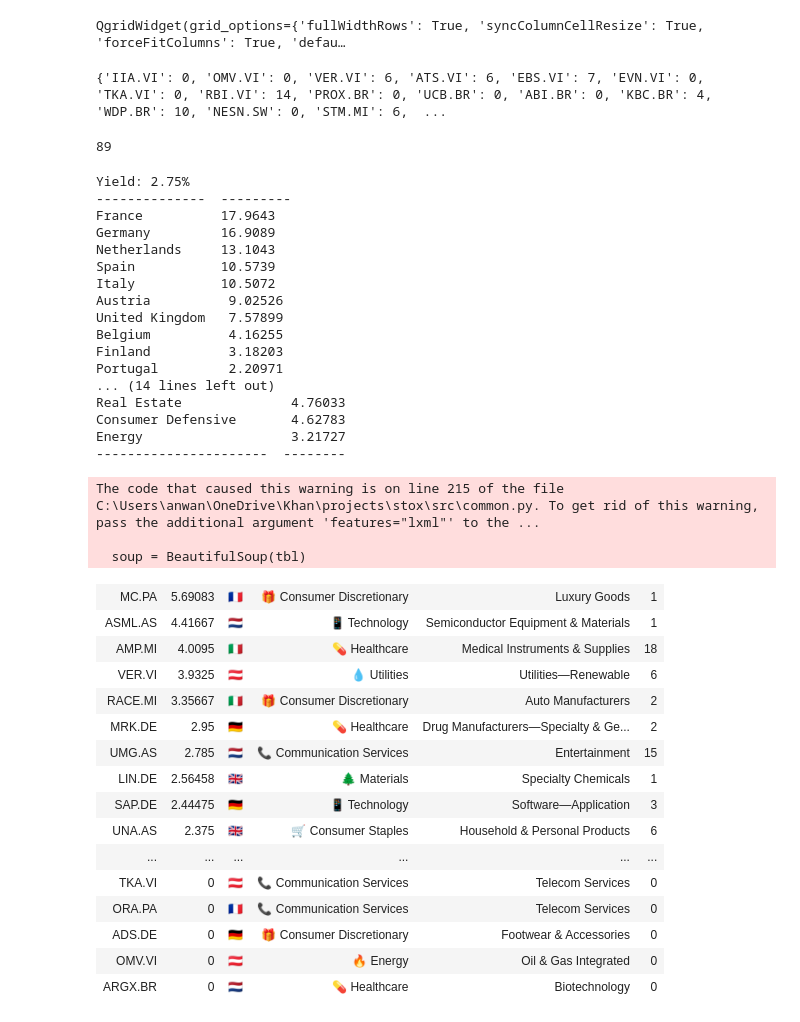
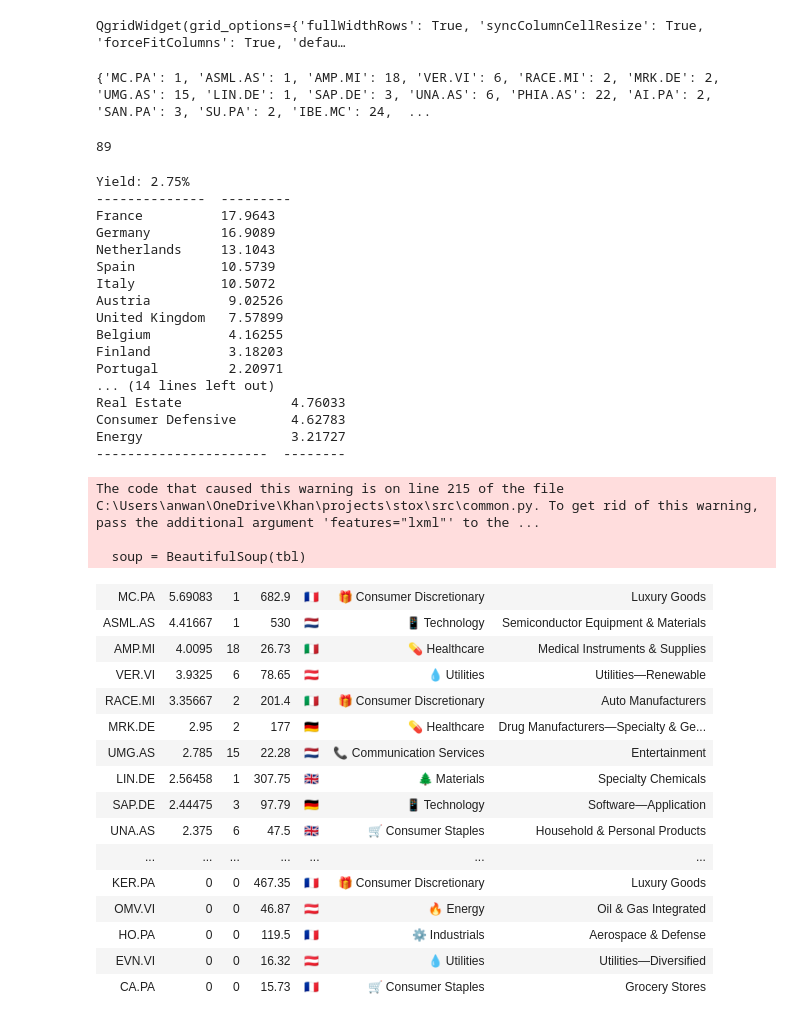
Before and after one commit to felixludos/stox, a Jupyter notebook: europe-gu.ipynb, the cells around one changed output. Cells and saved outputs as stored; diff of their text form; code cells hidden in the pictures.

```diff
--- a/europe-gu.ipynb
+++ b/europe-gu.ipynb
@@ -467,12 +467,13 @@ tk_cn = dict(zip(vocab.tolist(),count.tolist()))
 tk_ct = dict(zip(vocab.tolist(),cost.div(cost.sum()).mul(100).tolist()))
 tk_prev = {} if existing is None else {tk: existing.get(tk, 0) for tk in vocab}
 tk_delta = {} if existing is None else {tk: tk_cn[tk] - existing.get(tk, 0) for tk in vocab}
-for e,n in existing.items():
-    if e not in tk_delta:
-        tk_delta[e] = -n
-        tk_prev[e] = n
-        tk_ct[e] = 0.
-        tk_cn[e] = 0
+if existing is not None:
+    for e,n in existing.items():
+        if e not in tk_delta:
+            tk_delta[e] = -n
+            tk_prev[e] = n
+            tk_ct[e] = 0.
+            tk_cn[e] = 0
 
 tk_order = sorted(vocab, reverse=True, key=lambda tk: tk_ct[tk])
 html_table = [[tk.ticker,
@@ -658,3 +657,5 @@ cost.sum().item(), cost.sum().item()/capital*100, len(gold)
+# %%
+tk_update = {'IIA.VI': 0, 'OMV.VI': 0, 'VER.VI': 6, 'ATS.VI': 6, 'EBS.VI': 7, 'EVN.VI': 0, 'TKA.VI': 0, 'RBI.VI': 14, 'PROX.BR': 0, 'UCB.BR': 0, 'ABI.BR': 0, 'KBC.BR': 4, 'WDP.BR': 10, 'NESN.SW': 0, 'STM.MI': 6, 'BAS.DE': 0, 'IFX.DE': 3, 'ADS.DE': 0, 'DTE.DE': 0, 'VNA.DE': 7, 'DTG.DE': 5, 'ZAL.DE': 5, 'EOAN.DE': 0, 'BMW.DE': 2, 'MRK.DE': 2, 'HEN.DE': 0, 'ALV.DE': 1, 'SHL.DE': 2, 'SAP.DE': 3, 'SIE.DE': 2, 'BAYN.DE': 2, 'LHA.DE': 0, 'ITX.MC': 8, 'IBE.MC': 24, 'SAN.MC': 90, 'TEF.MC': 0, 'IAG.MC': 160, 'MRL.MC': 18, 'BBVA.MC': 0, 'REP.MC': 0, 'AMS.MC': 3, 'NOKIA.HE': 50, 'FORTUM.HE': 10, 'UPM.HE': 0, 'TTE.PA': 0, 'VIV.PA': 0, 'EDF.PA': 0, 'KER.PA': 0, 'CA.PA': 0, 'MC.PA': 1, 'BN.PA': 2, 'ORA.PA': 0, 'AI.PA': 2, 'SAN.PA': 3, 'SU.PA': 2, 'OR.PA': 0, 'HO.PA': 0, 'UBI.PA': 8, 'BNP.PA': 4, 'CS.PA': 5, 'REN.AS': 7, 'CNHI.MI': 8, 'UNA.AS': 6, 'LIN.DE': 1, 'SHELL.AS': 0, 'ETE.AT': 35, 'PPC.AT': 0, 'BIRG.IR': 0, 'RYA.IR': 8, 'ENEL.MI': 40, 'NEXI.MI': 0, 'ISP.MI': 0, 'RACE.MI': 2, 'AMP.MI': 18, 'ENI.MI': 12, 'TEN.MI': 8, 'PRX.AS': 3, 'AIR.PA': 2, 'AD.AS': 0, 'PHIA.AS': 22, 'UMG.AS': 15, 'ASML.AS': 1, 'INGA.AS': 0, 'ARGX.BR': 0, 'EDP.LS': 0, 'NOS.LS': 0, 'SON.LS': 0, 'GALP.LS': 8, 'JMT.LS': 8}
 # %%
 tk_table = {}
 for tk in vocab:
@@ -720,7 +721,7 @@ tk_update = {tk: n for tk, n in zip(qgrid_widget.get_changed_df()['Ticker'].toli
 print(tk_update)
 len(tk_update)
 # %% [output]
-{'IIA.VI': 0, 'OMV.VI': 0, 'VER.VI': 6, 'ATS.VI': 6, 'EBS.VI': 7, 'EVN.VI': 0, 'TKA.VI': 0, 'RBI.VI': 14, 'PROX.BR': 0, 'UCB.BR': 0, 'ABI.BR': 0, 'KBC.BR': 4, 'WDP.BR': 10, 'NESN.SW': 0, 'STM.MI': 6,  ...
+{'MC.PA': 1, 'ASML.AS': 1, 'AMP.MI': 18, 'VER.VI': 6, 'RACE.MI': 2, 'MRK.DE': 2, 'UMG.AS': 15, 'LIN.DE': 1, 'SAP.DE': 3, 'UNA.AS': 6, 'PHIA.AS': 22, 'AI.PA': 2, 'SAN.PA': 3, 'SU.PA': 2, 'IBE.MC': 24,  ...
 89
 # %%
 print('Yield: {:2.2f}%'.format(100*(torch.as_tensor([0. if tk.info.get('dividendYield', 0.) is None else tk.info.get('dividendYield', 0.) for tk in vocab]) @ cost / capital).item()))
@@ -729,47 +730,49 @@ print(tabulate(group_tables(dict(zip(vocab,cost.tolist())), key='sector')))
 
 feat_html_order = ['Ticker', 'Percent',
 #                    'Existing',
-                   'Country', 'Sector', 'Industry', 'Count',
+                   'Count',
+                   'Price',
+                   'Country', 'Sector', 'Industry',
 #                    'Delta'
                   ]
 
 html_table = list(zip(*[tk_table[c] for c in feat_html_order]))
 html_table_colors = [colors[common.sector_aliases.get(find(tk).info.get('sector'),find(tk).info.get('sector'))] for tk in tk_table['Ticker']]
 display(HTML(common.html_tabulate(html_table, colors=html_table_colors)))
 # %% [output]
 Yield: 2.75%
 --------------  ---------
 France          17.9643
 Germany         16.9089
 Netherlands     13.1043
 Spain           10.5739
 Italy           10.5072
 Austria          9.02526
 United Kingdom   7.57899
 Belgium          4.16255
 Finland          3.18203
 Portugal         2.20971
 ... (14 lines left out)
 Real Estate              4.76033
 Consumer Defensive       4.62783
 Energy                   3.21727
 ----------------------  --------
 The code that caused this warning is on line 215 of the file C:\Users\anwan\OneDrive\Khan\projects\stox\src\common.py. To get rid of this warning, pass the additional argument 'features="lxml"' to the ...
 
   soup = BeautifulSoup(tbl)
-| MC.PA | 5.69083 | 🇫🇷 | 🎁 Consumer Discretionary | Luxury Goods | 1 |
-| ASML.AS | 4.41667 | 🇳🇱 | 📱 Technology | Semiconductor Equipment & Materials | 1 |
-| AMP.MI | 4.0095 | 🇮🇹 | 💊 Healthcare | Medical Instruments & Supplies | 18 |
-| VER.VI | 3.9325 | 🇦🇹 | 💧 Utilities | Utilities—Renewable | 6 |
-| RACE.MI | 3.35667 | 🇮🇹 | 🎁 Consumer Discretionary | Auto Manufacturers | 2 |
-| MRK.DE | 2.95 | 🇩🇪 | 💊 Healthcare | Drug Manufacturers—Specialty & Ge... | 2 |
-| UMG.AS | 2.785 | 🇳🇱 | 📞 Communication Services | Entertainment | 15 |
-| LIN.DE | 2.56458 | 🇬🇧 | 🌲 Materials | Specialty Chemicals | 1 |
-| SAP.DE | 2.44475 | 🇩🇪 | 📱 Technology | Software—Application | 3 |
-| UNA.AS | 2.375 | 🇬🇧 | 🛒 Consumer Staples | Household & Personal Products | 6 |
-| ... | ... | ... | ... | ... | ... |
-| TKA.VI | 0 | 🇦🇹 | 📞 Communication Services | Telecom Services | 0 |
-| ORA.PA | 0 | 🇫🇷 | 📞 Communication Services | Telecom Services | 0 |
-| ADS.DE | 0 | 🇩🇪 | 🎁 Consumer Discretionary | Footwear & Accessories | 0 |
-| OMV.VI | 0 | 🇦🇹 | 🔥 Energy | Oil & Gas Integrated | 0 |
-| ARGX.BR | 0 | 🇳🇱 | 💊 Healthcare | Biotechnology | 0 |
+| MC.PA | 5.69083 | 1 | 682.9 | 🇫🇷 | 🎁 Consumer Discretionary | Luxury Goods |
+| ASML.AS | 4.41667 | 1 | 530 | 🇳🇱 | 📱 Technology | Semiconductor Equipment & Materials |
+| AMP.MI | 4.0095 | 18 | 26.73 | 🇮🇹 | 💊 Healthcare | Medical Instruments & Supplies |
+| VER.VI | 3.9325 | 6 | 78.65 | 🇦🇹 | 💧 Utilities | Utilities—Renewable |
+| RACE.MI | 3.35667 | 2 | 201.4 | 🇮🇹 | 🎁 Consumer Discretionary | Auto Manufacturers |
+| MRK.DE | 2.95 | 2 | 177 | 🇩🇪 | 💊 Healthcare | Drug Manufacturers—Specialty & Ge... |
+| UMG.AS | 2.785 | 15 | 22.28 | 🇳🇱 | 📞 Communication Services | Entertainment |
+| LIN.DE | 2.56458 | 1 | 307.75 | 🇬🇧 | 🌲 Materials | Specialty Chemicals |
+| SAP.DE | 2.44475 | 3 | 97.79 | 🇩🇪 | 📱 Technology | Software—Application |
+| UNA.AS | 2.375 | 6 | 47.5 | 🇬🇧 | 🛒 Consumer Staples | Household & Personal Products |
+| ... | ... | ... | ... | ... | ... | ... |
+| KER.PA | 0 | 0 | 467.35 | 🇫🇷 | 🎁 Consumer Discretionary | Luxury Goods |
+| OMV.VI | 0 | 0 | 46.87 | 🇦🇹 | 🔥 Energy | Oil & Gas Integrated |
+| HO.PA | 0 | 0 | 119.5 | 🇫🇷 | ⚙️ Industrials | Aerospace & Defense |
+| EVN.VI | 0 | 0 | 16.32 | 🇦🇹 | 💧 Utilities | Utilities—Diversified |
+| CA.PA | 0 | 0 | 15.73 | 🇫🇷 | 🛒 Consumer Staples | Grocery Stores |
```
Also changed, not shown: parts of 5 cells of this notebook, 1 other file.
